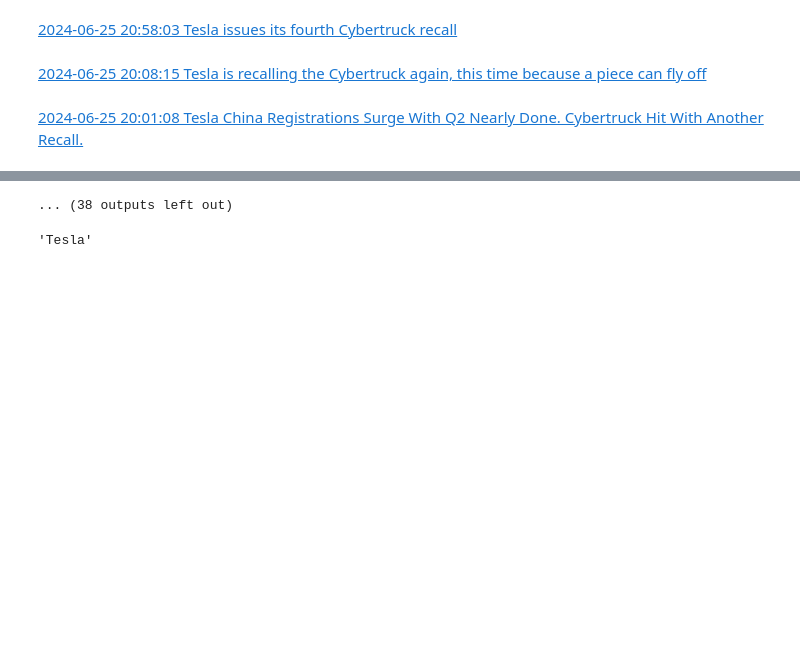
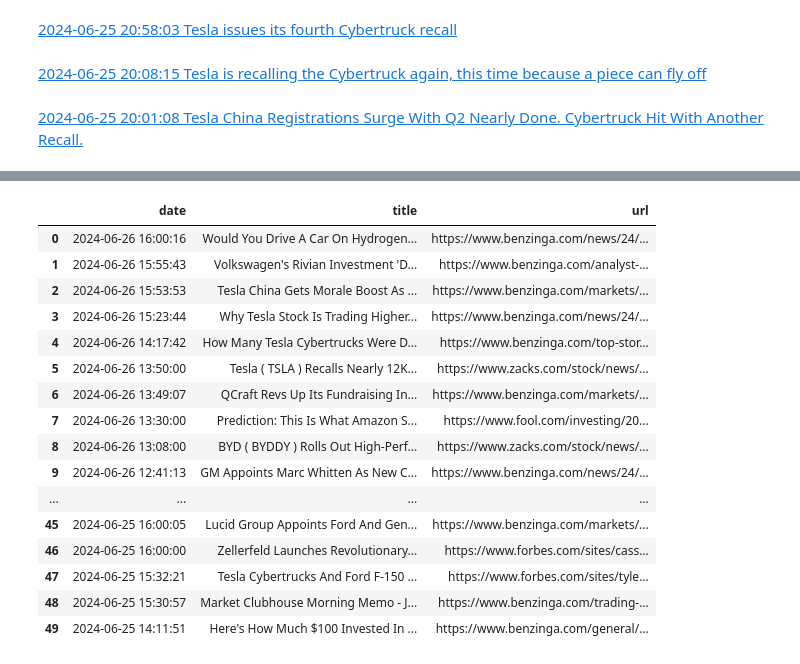
Before and after one commit to druce/langgraph, a Jupyter notebook: 2_langgraph_agent.ipynb, the cells around one changed output, grey strips where cells are left out. Saved outputs shown, nothing was run; the diff lists cells and outputs as text; code cells hidden in the pictures; blank space fills up the shorter version.

```diff
--- a/2_langgraph_agent.ipynb
+++ b/2_langgraph_agent.ipynb
@@ -1664,13 +1738,23 @@ for obj in openbb_results.results:
 # %%
-ALPHAVANTAGE_API_KEY = os.environ['ALPHAVANTAGE_API_KEY']
-url = f'https://www.alphavantage.co/query?function=NEWS_SENTIMENT&tickers={symbol}&apikey={ALPHAVANTAGE_API_KEY}'
-r = requests.get(url)
-data = r.json()
+def get_news_alphavantage(symbol):
 
-for item in data['feed']:
-    markdown_str = ""
-    date_object = datetime.strptime(item['time_published'], "%Y%m%dT%H%M%S")
-    item['title'] = item['title'].replace("$", "\\\$")
-    markdown_str += f"[{str(date_object)} {item['title']}]({item['url']})\n {item['summary']}"
-    display(Markdown(markdown_str))
+    ALPHAVANTAGE_API_KEY = os.environ['ALPHAVANTAGE_API_KEY']
+    url = f'https://www.alphavantage.co/query?function=NEWS_SENTIMENT&tickers={symbol}&apikey={ALPHAVANTAGE_API_KEY}'
+    r = requests.get(url)
+    data = r.json()
+
+    # for item in data['feed']:
+    #     markdown_str = ""
+    #     date_object = datetime.strptime(item['time_published'], "%Y%m%dT%H%M%S")
+    #     item['title'] = item['title'].replace("$", "\\\$")
+    #     markdown_str += f"[{str(date_object)} {item['title']}]({item['url']})\n {item['summary']}"
+    #     display(Markdown(markdown_str))
+
+    alphavantage_df = pd.DataFrame(data['feed'])
+    alphavantage_df['date'] = pd.to_datetime(alphavantage_df['time_published'], format='%Y%m%dT%H%M%S')
+    alphavantage_df = alphavantage_df[['date', 'title', 'url']]
+    return alphavantage_df
+
+alphavantage_df = get_news_alphavantage(symbol)
+alphavantage_df
 # %% [output]
@@ -1701,6 +1761,18 @@ for item in data['feed']:
-... (38 outputs left out)
+|  | date | title | url |
+| 0 | 2024-06-26 16:00:16 | Would You Drive A Car On Hydrogen... | https://www.benzinga.com/news/24/... |
+| 1 | 2024-06-26 15:55:43 | Volkswagen's Rivian Investment 'D... | https://www.benzinga.com/analyst-... |
+| 2 | 2024-06-26 15:53:53 | Tesla China Gets Morale Boost As ... | https://www.benzinga.com/markets/... |
+| 3 | 2024-06-26 15:23:44 | Why Tesla Stock Is Trading Higher... | https://www.benzinga.com/news/24/... |
+| 4 | 2024-06-26 14:17:42 | How Many Tesla Cybertrucks Were D... | https://www.benzinga.com/top-stor... |
+| 5 | 2024-06-26 13:50:00 | Tesla ( TSLA ) Recalls Nearly 12K... | https://www.zacks.com/stock/news/... |
+| 6 | 2024-06-26 13:49:07 | QCraft Revs Up Its Fundraising In... | https://www.benzinga.com/markets/... |
+| 7 | 2024-06-26 13:30:00 | Prediction: This Is What Amazon S... | https://www.fool.com/investing/20... |
+| 8 | 2024-06-26 13:08:00 | BYD ( BYDDY ) Rolls Out High-Perf... | https://www.zacks.com/stock/news/... |
+| 9 | 2024-06-26 12:41:13 | GM Appoints Marc Whitten As New C... | https://www.benzinga.com/news/24/... |
+| ... | ... | ... | ... |
+| 45 | 2024-06-25 16:00:05 | Lucid Group Appoints Ford And Gen... | https://www.benzinga.com/markets/... |
+| 46 | 2024-06-25 16:00:00 | Zellerfeld Launches Revolutionary... | https://www.forbes.com/sites/cass... |
+| 47 | 2024-06-25 15:32:21 | Tesla Cybertrucks And Ford F-150 ... | https://www.forbes.com/sites/tyle... |
+| 48 | 2024-06-25 15:30:57 | Market Clubhouse Morning Memo - J... | https://www.benzinga.com/trading-... |
+| 49 | 2024-06-25 14:11:51 | Here's How Much $100 Invested In ... | https://www.benzinga.com/general/... |
-# %%
-company
-# %% [output]
-'Tesla'
 # %%
```
Also changed, not shown: parts of 31 cells of this notebook.
